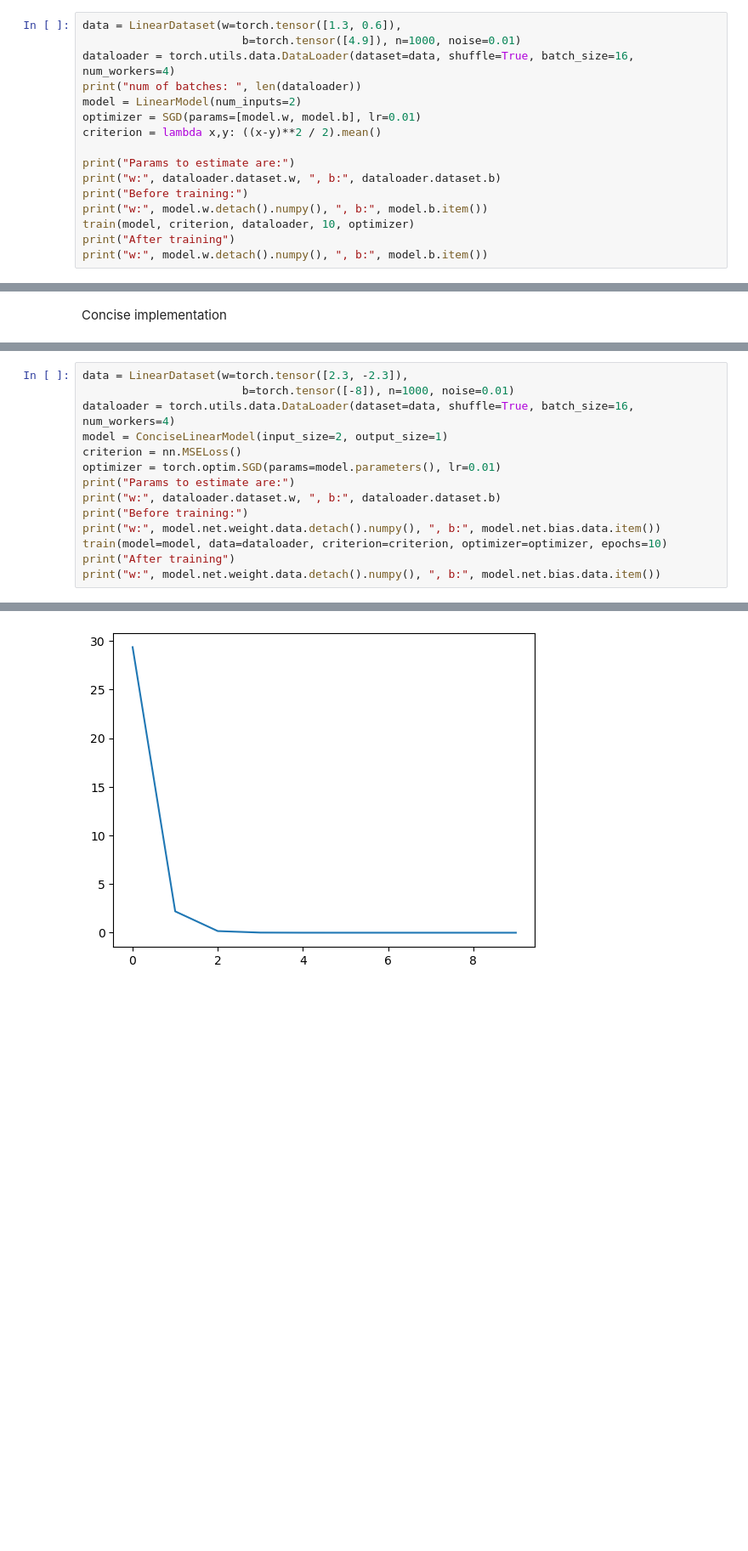
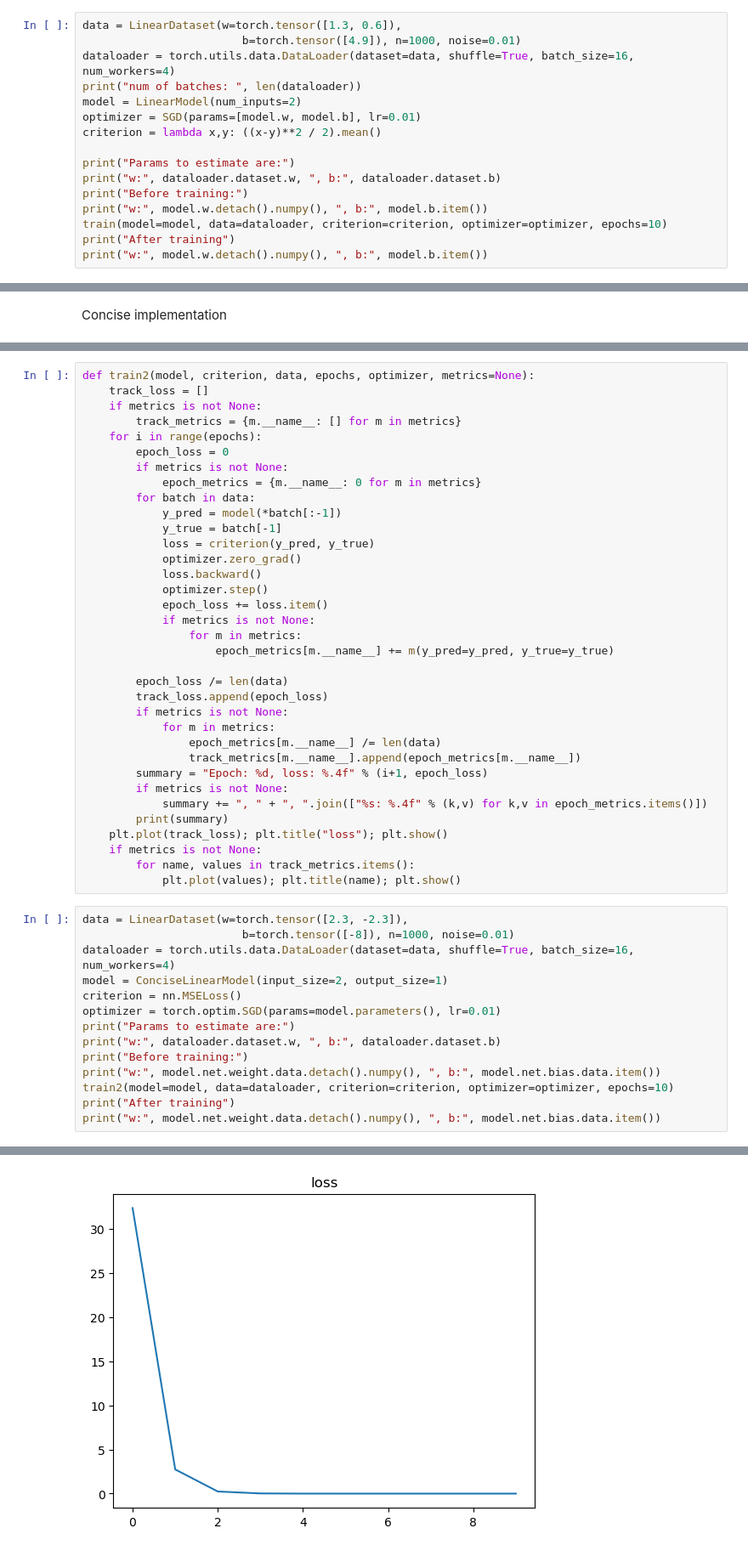
Before and after one commit to bmalick/machine-learning-grind, a Jupyter notebook: 02-neural-networks/01-shallow-neural-network/main.ipynb, the cells around one changed output, grey strips where cells are left out. Shown at 85% size. Drawn from its saved outputs; the diff is of its cells as text; blank space fills up the shorter version.

```diff
--- a/02-neural-networks/01-shallow-neural-network/main.ipynb
+++ b/02-neural-networks/01-shallow-neural-network/main.ipynb
@@ -139,7 +159,7 @@ print("Params to estimate are:")
 print("w:", dataloader.dataset.w, ", b:", dataloader.dataset.b)
 print("Before training:")
 print("w:", model.w.detach().numpy(), ", b:", model.b.item())
-train(model, criterion, dataloader, 10, optimizer)
+train(model=model, data=dataloader, criterion=criterion, optimizer=optimizer, epochs=10)
 print("After training")
 print("w:", model.w.detach().numpy(), ", b:", model.b.item())
 # %% [output]
@@ -211,3 +216,38 @@ def train(model, data, criterion, optimizer, epochs):
+# %%
+def train2(model, criterion, data, epochs, optimizer, metrics=None):
+    track_loss = []
+    if metrics is not None:
+        track_metrics = {m.__name__: [] for m in metrics}
+    for i in range(epochs):
+        epoch_loss = 0
+        if metrics is not None:
+            epoch_metrics = {m.__name__: 0 for m in metrics}
+        for batch in data:
+            y_pred = model(*batch[:-1])
+            y_true = batch[-1]
+            loss = criterion(y_pred, y_true)
+            optimizer.zero_grad()
+            loss.backward()
+            optimizer.step()
+            epoch_loss += loss.item()
+            if metrics is not None:
+                for m in metrics:
+                    epoch_metrics[m.__name__] += m(y_pred=y_pred, y_true=y_true)
+
+        epoch_loss /= len(data)
+        track_loss.append(epoch_loss)
+        if metrics is not None:
+            for m in metrics:
+                epoch_metrics[m.__name__] /= len(data)
+                track_metrics[m.__name__].append(epoch_metrics[m.__name__])
+        summary = "Epoch: %d, loss: %.4f" % (i+1, epoch_loss)
+        if metrics is not None:
+            summary += ", " + ", ".join(["%s: %.4f" % (k,v) for k,v in epoch_metrics.items()])
+        print(summary)
+    plt.plot(track_loss); plt.title("loss"); plt.show()
+    if metrics is not None:
+        for name, values in track_metrics.items():
+            plt.plot(values); plt.title(name); plt.show()
 # %%
 data = LinearDataset(w=torch.tensor([2.3, -2.3]),
                         b=torch.tensor([-8]), n=1000, noise=0.01)
@@ -219,7 +259,7 @@ print("Params to estimate are:")
 print("w:", dataloader.dataset.w, ", b:", dataloader.dataset.b)
 print("Before training:")
 print("w:", model.net.weight.data.detach().numpy(), ", b:", model.net.bias.data.item())
-train(model=model, data=dataloader, criterion=criterion, optimizer=optimizer, epochs=10)
+train2(model=model, data=dataloader, criterion=criterion, optimizer=optimizer, epochs=10)
 print("After training")
 print("w:", model.net.weight.data.detach().numpy(), ", b:", model.net.bias.data.item())
 # %% [output]
@@ -240,2 +280,2 @@ Epoch: 10, loss: 0.000095
-[figure, old version]
+[figure, new version]
 After training
```
Also changed, not shown: parts of 28 cells of this notebook, 2 other files.
